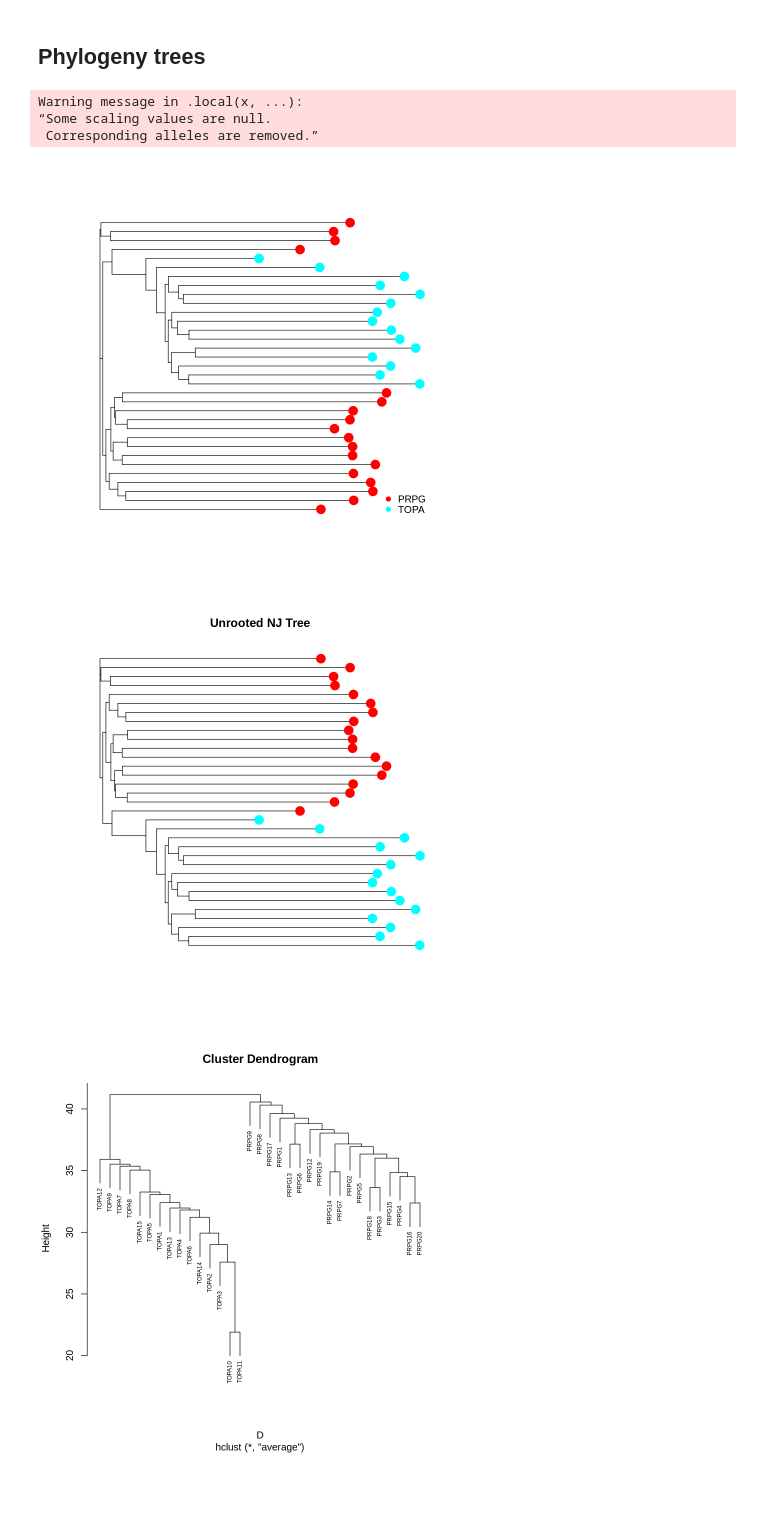
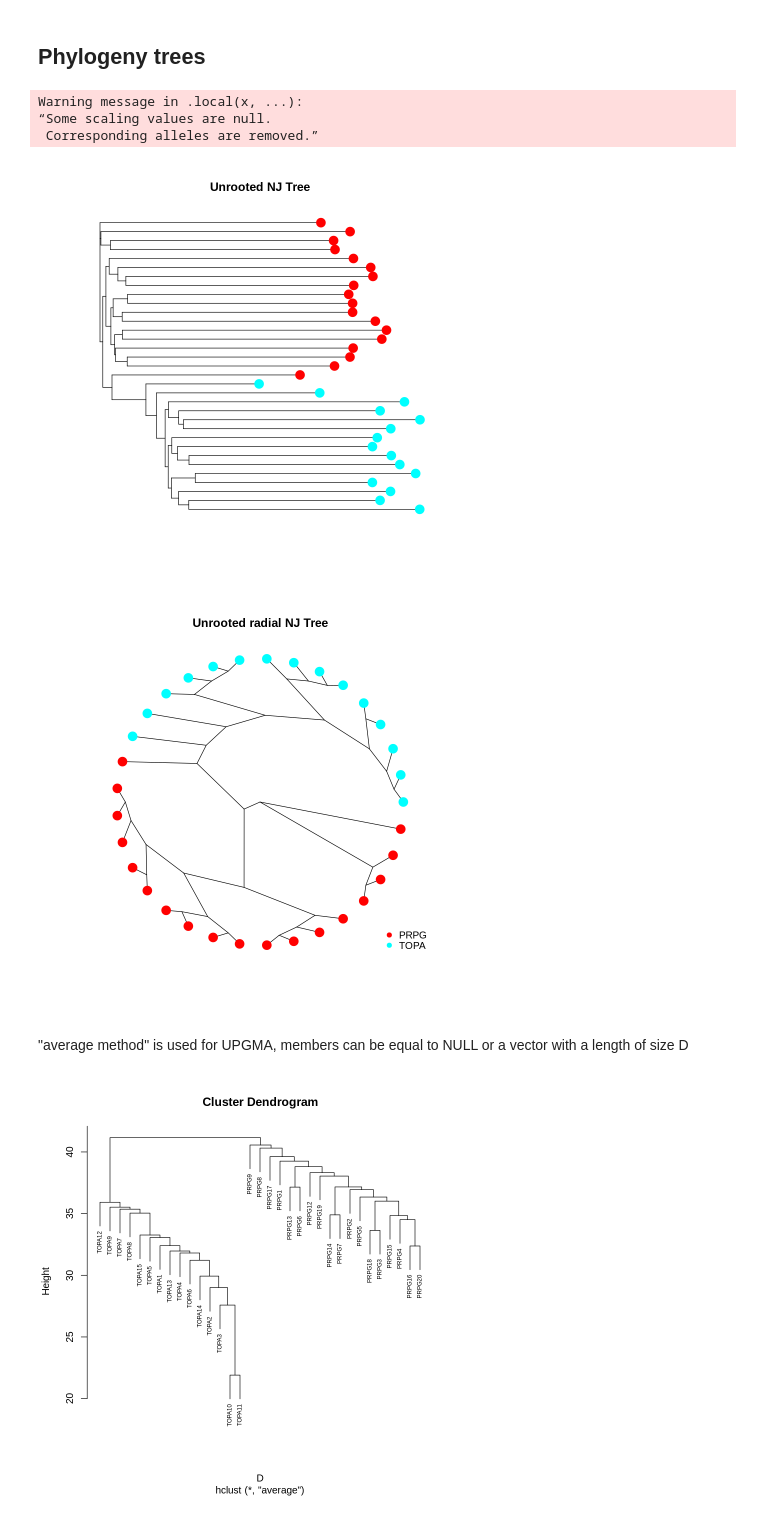
Before and after one commit to cordeiroemg/GBS_RADseq_workflow, a Jupyter notebook: workflow.ipynb, the cells around one changed output. Saved outputs shown, nothing was run; the diff lists cells and outputs as text; code cells hidden in the pictures; blank space fills up the shorter version.

```diff
--- a/workflow.ipynb
+++ b/workflow.ipynb
@@ -479,25 +469,27 @@ X <- scaleGen(Euschistus.90.genind, NA.method="mean")
 D <- dist(X)
 tre <- nj(D)
 myCol=rainbow(2)[as.integer(pop(Euschistus.90.genind))]
-
-
-
-plot(tre, type = "phylogram", show.tip.lab = FALSE)
-tiplabels(col = myCol, pch = 19, cex=2)
-legend("bottomright", pch = 19, col=rainbow(2, alpha = 1), legend = c("PRPG", "TOPA"), cex=1, bty="n",y.intersp=0.8)
 # %% [output]
 Warning message in .local(x, ...):
 “Some scaling values are null.
  Corresponding alleles are removed.”
-[figure, removed]
 # %%
 tre <- ladderize(tre)
 plot(tre,show.tip.lab = FALSE)
 tiplabels(col = myCol, pch = 19, cex=2)
 title("Unrooted NJ Tree")
 #legend("bottomright", pch = 19, col=rainbow(2, alpha = 1),
 #           legend = c("PRPG", "TOPA"),
 #           cex=2, bty="n",y.intersp=0.8, ncol=2)
+
+
+plot(tre, type = "radial" , show.tip.lab = FALSE)
+tiplabels(col = myCol, pch = 19, cex=2)
+title("Unrooted radial NJ Tree")
+legend("bottomright", pch = 19, col=rainbow(2, alpha = 1), legend = c("PRPG", "TOPA"), cex=1, bty="n",y.intersp=0.8)
 # %% [output]
 [figure]
+[figure, added]
+# %% [markdown]
+"average method" is used for UPGMA, members can be equal to NULL or a vector with a length of size D
 # %%
```
Also changed, not shown: parts of 62 cells of this notebook.
